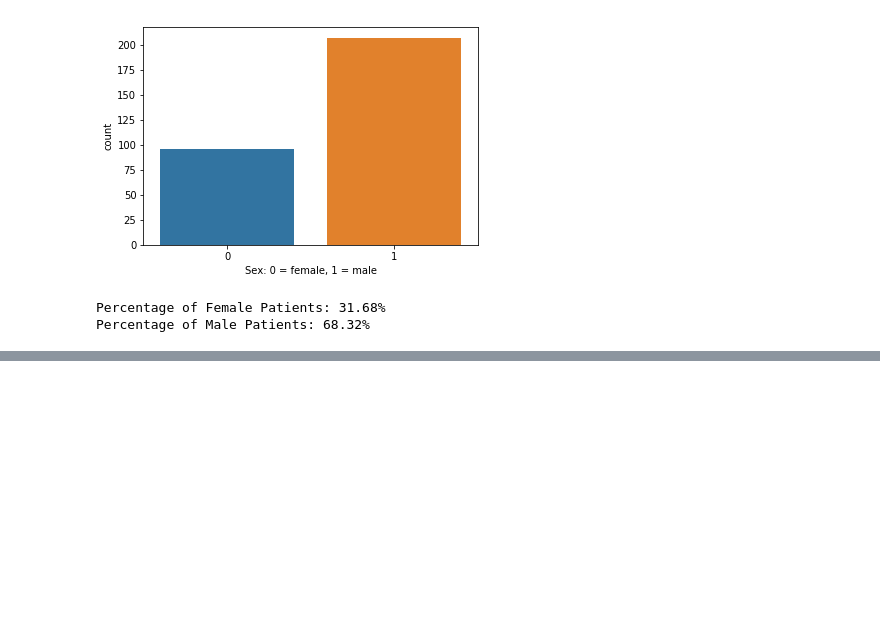
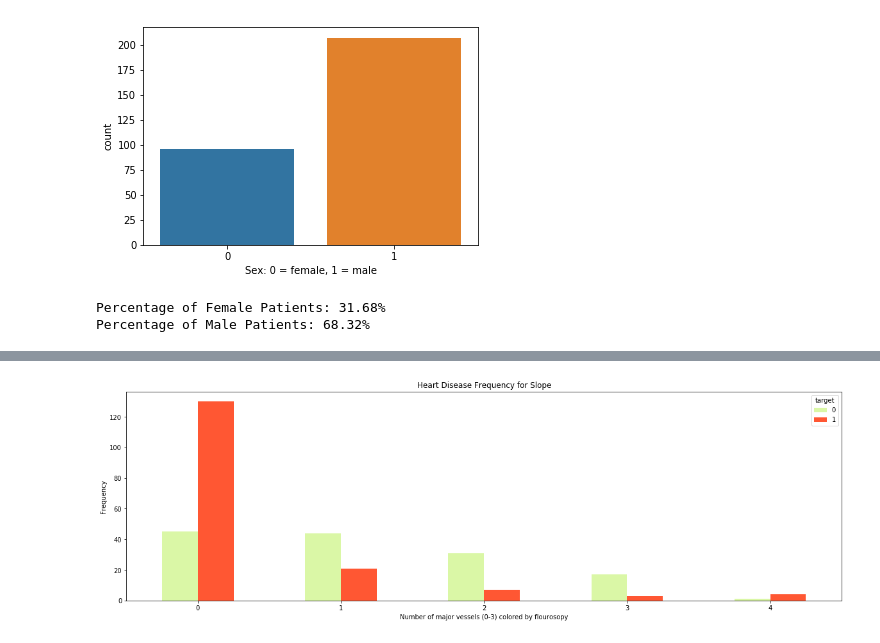
Before and after one commit to ArslanAliAwan/Heart-Disease-Classification, a Jupyter notebook: Heartdisease.ipynb, the cells around one changed output, grey strips where cells are left out. Cells and saved outputs as stored; diff of their text form; code cells hidden in the pictures; blank space fills up the shorter version.

```diff
--- a/Heartdisease.ipynb
+++ b/Heartdisease.ipynb
@@ -127,0 +171,9 @@ Percentage of Male Patients: 68.32%
+# %%
+pd.crosstab(data.ca, data.target).plot(kind="bar",figsize=(20,6),color=['#DAF7A6','#FF5733' ])
+plt.title('Heart Disease Frequency for Slope')
+plt.xlabel('Number of major vessels (0-3) colored by flourosopy')
+plt.xticks(rotation=0)
+plt.ylabel('Frequency')
+plt.show()
+# %% [output]
+[figure, added]
```
Also changed, not shown: parts of 30 cells of this notebook.
